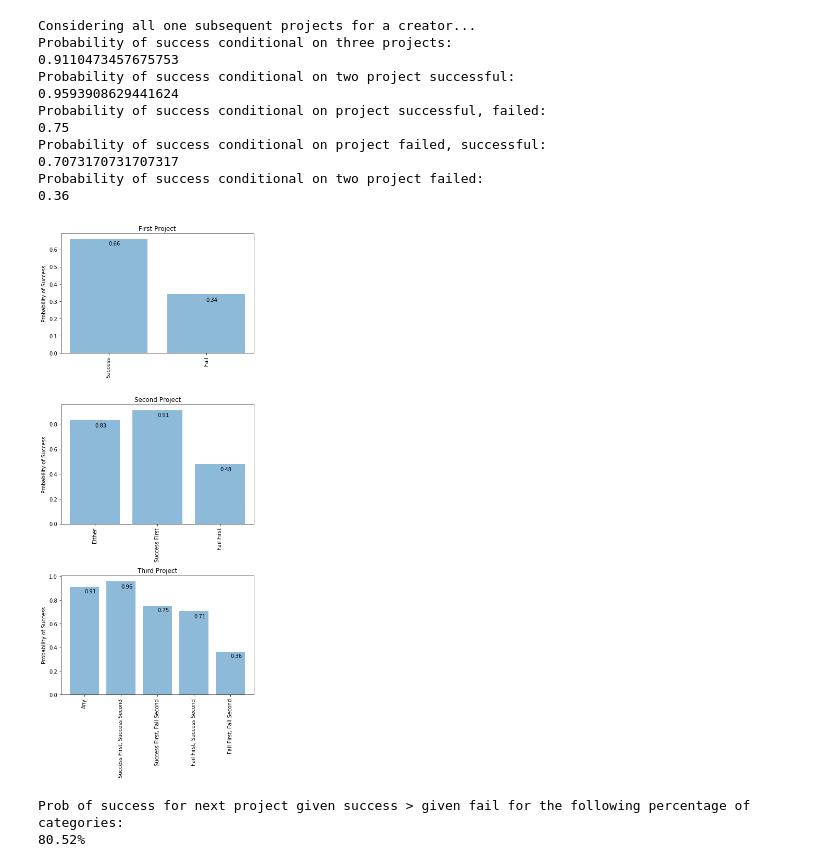
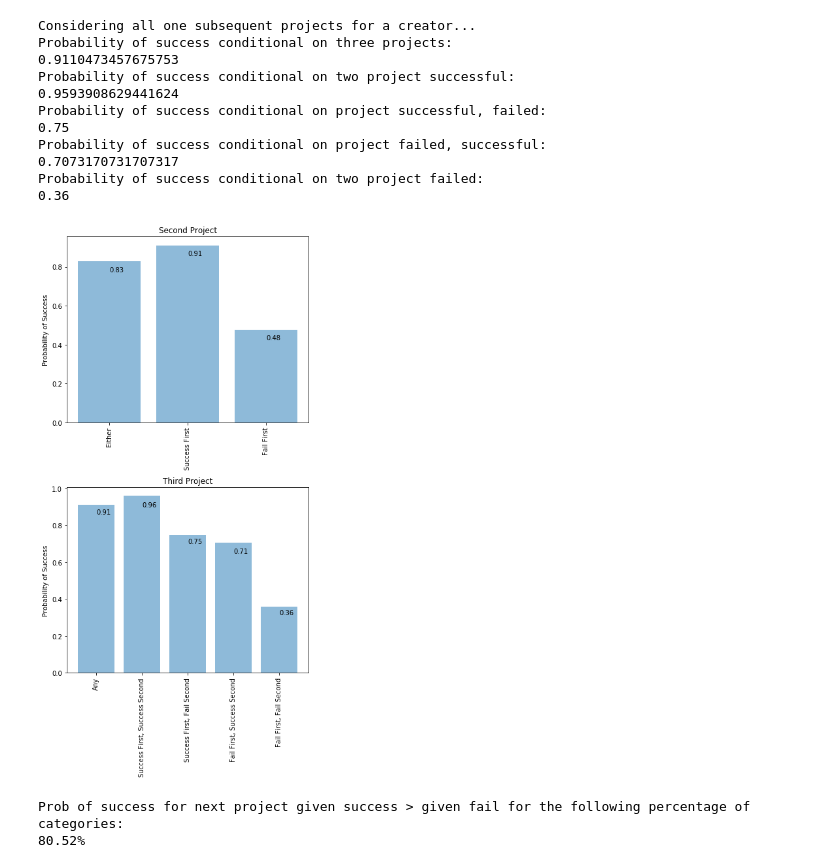
Before and after one commit to sarinaliu88/Cleaning-Kickstarter, a Jupyter notebook: clean_kickstarter_data_creators.ipynb, the cells around one changed output. Drawn from its saved outputs; the diff is of its cells as text; code cells hidden in the pictures.

```diff
--- a/clean_kickstarter_data_creators.ipynb
+++ b/clean_kickstarter_data_creators.ipynb
@@ -623,53 +623,41 @@ Probability of success conditional on two project failed:
 # %%
 path3 = "../Desktop/cleaned_kickstarter_plots/"
 
-fig = plt.figure(figsize=(6, 15))
+fig = plt.figure(figsize=(6, 12))
 
-plt.subplot(3, 1, 1)
-objects = ('Success', 'Fail')
-y_pos = np.arange(len(objects))
-performance = [success_rate, 1 - success_rate]
-
-plt.bar(y_pos, performance, align='center', alpha=0.5)
-plt.xticks(y_pos, objects, rotation='vertical')
-plt.ylabel('Probability of Success')
-plt.text(x = 0 , y = 0.625, s = round(performance[0], 2), size = 10)
-plt.text(x = 1 , y = 0.3, s = round(performance[1], 2), size = 10)
-plt.title('First Project')
-
-plt.subplot(3, 1, 2)
+plt.subplot(2, 1, 1)
 objects = ('Either', 'Success First', 'Fail First')
 y_pos = np.arange(len(objects))
 performance = [multi_project_2_success_rate, success_first_2_success_rate, fail_first_2_success_rate]
 
 plt.bar(y_pos, performance, align='center', alpha=0.5)
 plt.xticks(y_pos, objects, rotation='vertical')
 plt.ylabel('Probability of Success')
 plt.text(x = 0 , y = 0.775, s = round(performance[0], 2), size = 10)
 plt.text(x = 1 , y = 0.86, s = round(performance[1], 2), size = 10)
 plt.text(x = 2 , y = 0.425, s = round(performance[2], 2), size = 10)
 plt.title('Second Project')
 
-plt.subplot(3, 1, 3)
+plt.subplot(2, 1, 2)
 objects = ('Any', 'Success First, Success Second', 'Success First, Fail Second', 'Fail First, Success Second', 'Fail First, Fail Second')
 y_pos = np.arange(len(objects))
 performance = [multi_project_3_success_rate, ss_3_success_rate, sf_3_success_rate, fs_3_success_rate, ff_3_success_rate]
 
 plt.bar(y_pos, performance, align='center', alpha=0.5)
 plt.xticks(y_pos, objects, rotation='vertical')
 plt.ylabel('Probability of Success')
 plt.text(x = 0 , y = 0.86, s = round(performance[0], 2), size = 10)
 plt.text(x = 1 , y = 0.9, s = round(performance[1], 2), size = 10)
 plt.text(x = 2 , y = 0.7, s = round(performance[2], 2), size = 10)
 plt.text(x = 3 , y = 0.65, s = round(performance[3], 2), size = 10)
 plt.text(x = 4 , y = 0.315, s = round(performance[4], 2), size = 10)
 plt.title('Third Project')
 
 plt.tight_layout()
 
 plt.savefig(path3 + 'Prob_success_subsequent_projects.png')
 # %% [output]
-[figure, old version]
+[figure, new version]
 # %%
 # write to csv
 subsets = [category_success_rate, \
```
Also changed, not shown: 3 other files.
